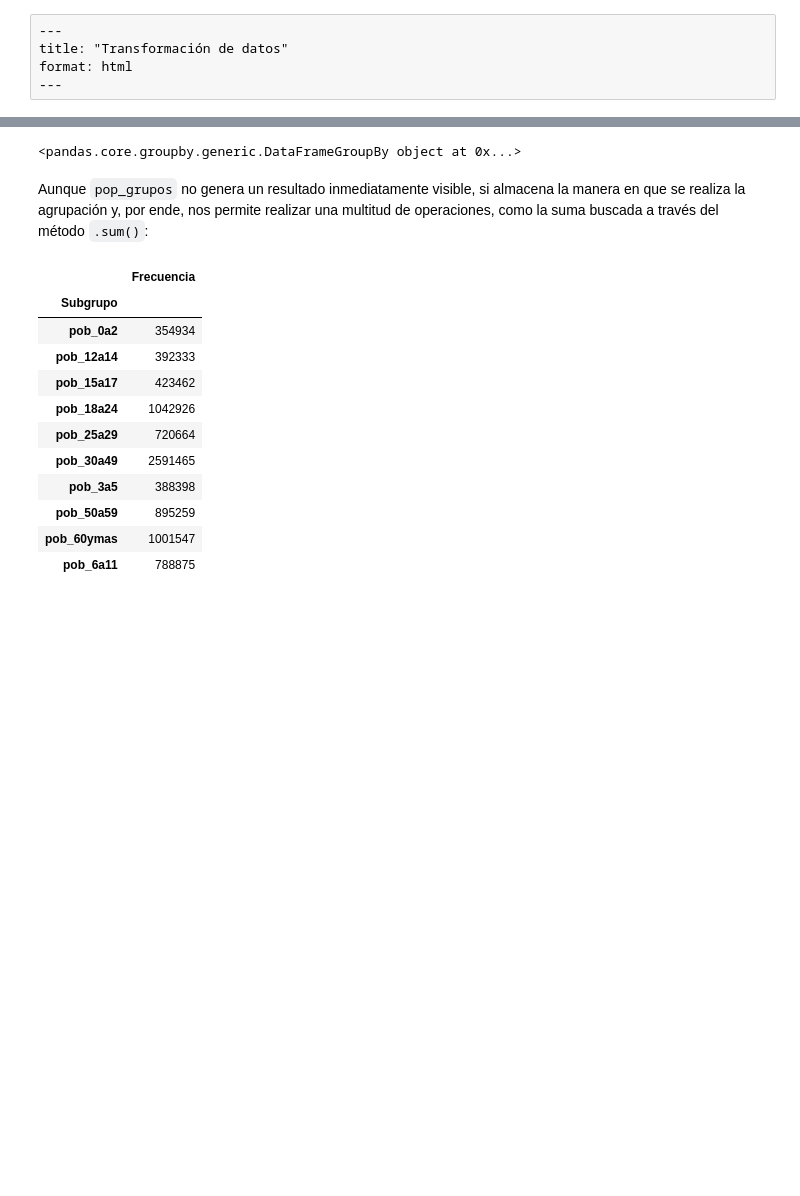
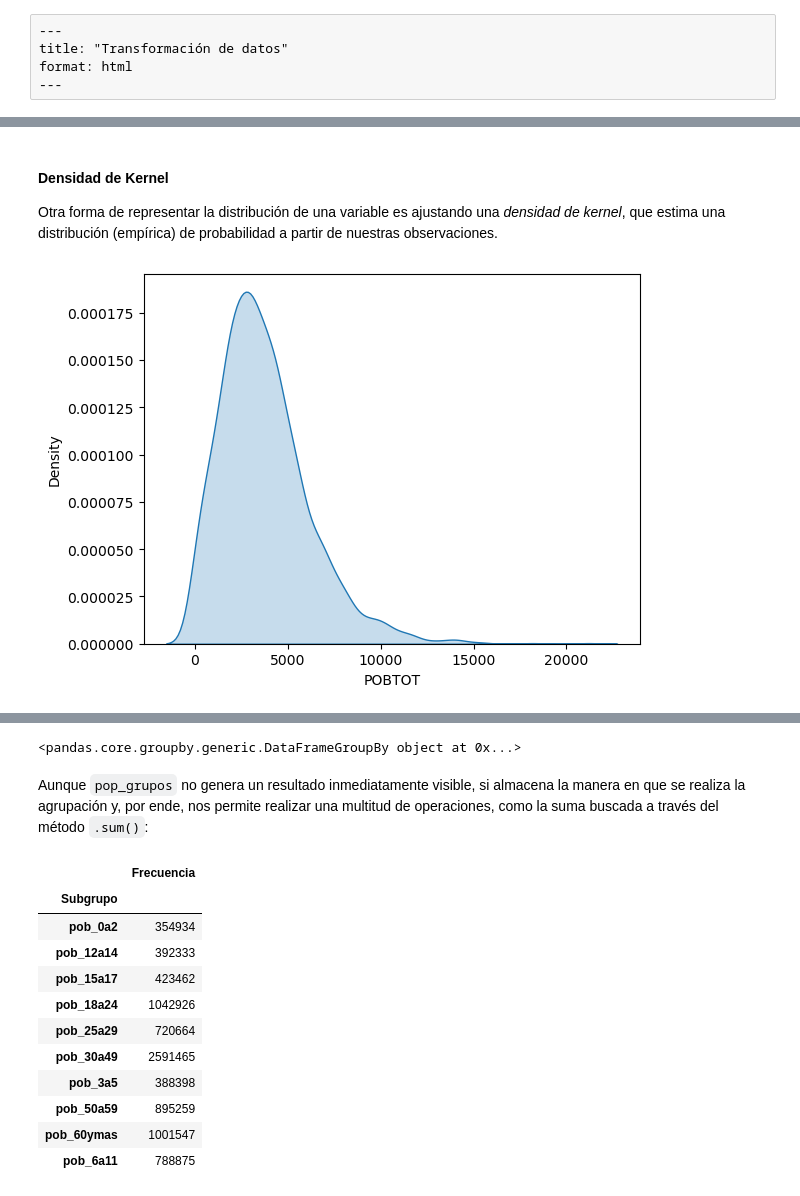
Before and after one commit to CentroGeo/libro-geoinformatica, a Jupyter notebook: parte_1/01_transformacion.ipynb, the cells around one changed output, grey strips where cells are left out. Saved outputs shown, nothing was run; the diff lists cells and outputs as text; code cells hidden in the pictures; blank space fills up the shorter version.

```diff
--- a/parte_1/01_transformacion.ipynb
+++ b/parte_1/01_transformacion.ipynb
@@ -57,0 +416,8 @@ Es posible analizar los primeros elementos de una tabla a través del método `.
+# %% [markdown]
+#### Densidad de Kernel
+
+Otra forma de representar la distribución de una variable es ajustando una _densidad de kernel_, que estima una distribución (empírica) de probabilidad a partir de nuestras observaciones.
+# %%
+_ = sns.kdeplot(db['POBTOT'], fill = True)
+# %% [output]
+[figure, added]
```
Also changed, not shown: parts of 151 cells of this notebook, 3 other files.
